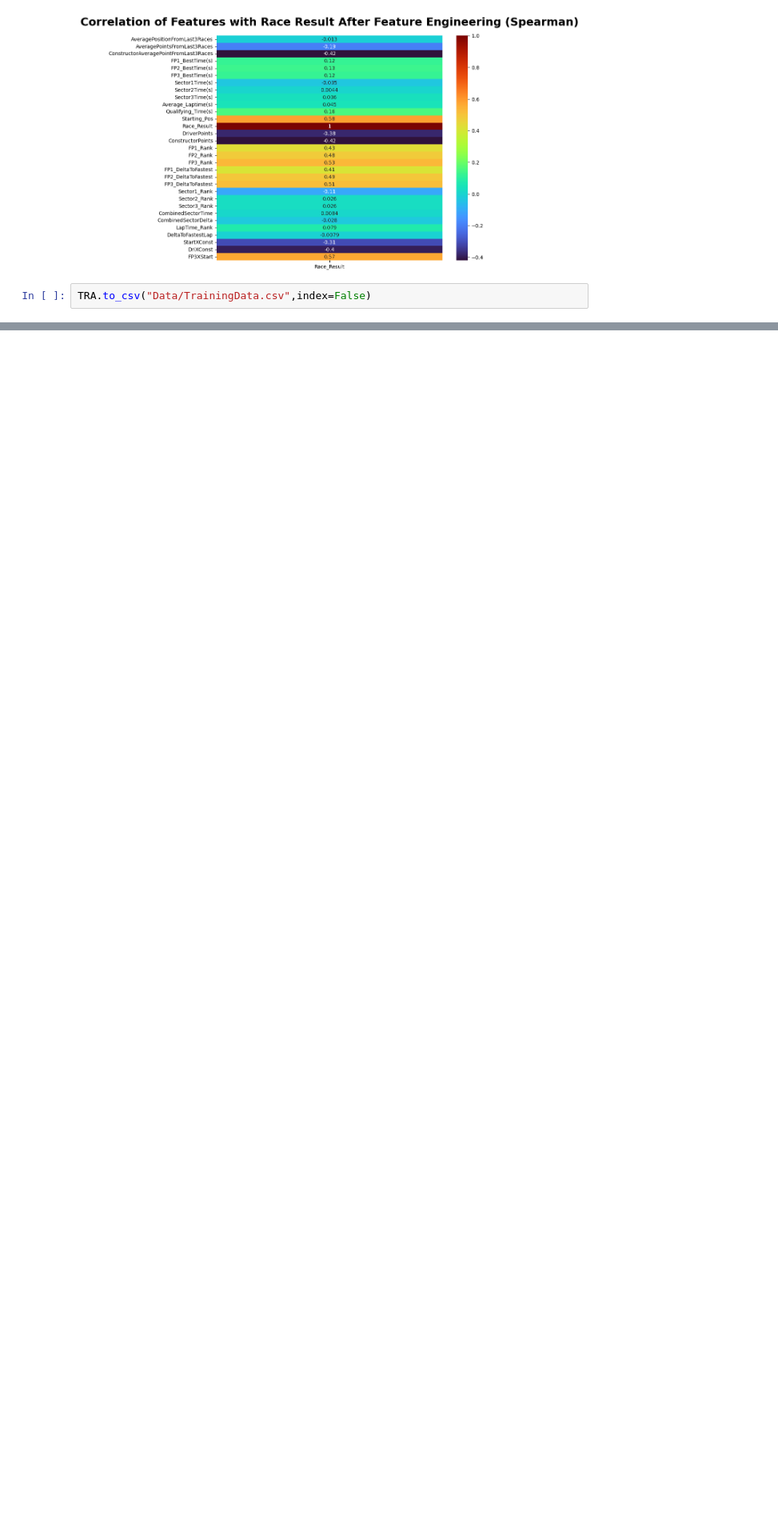
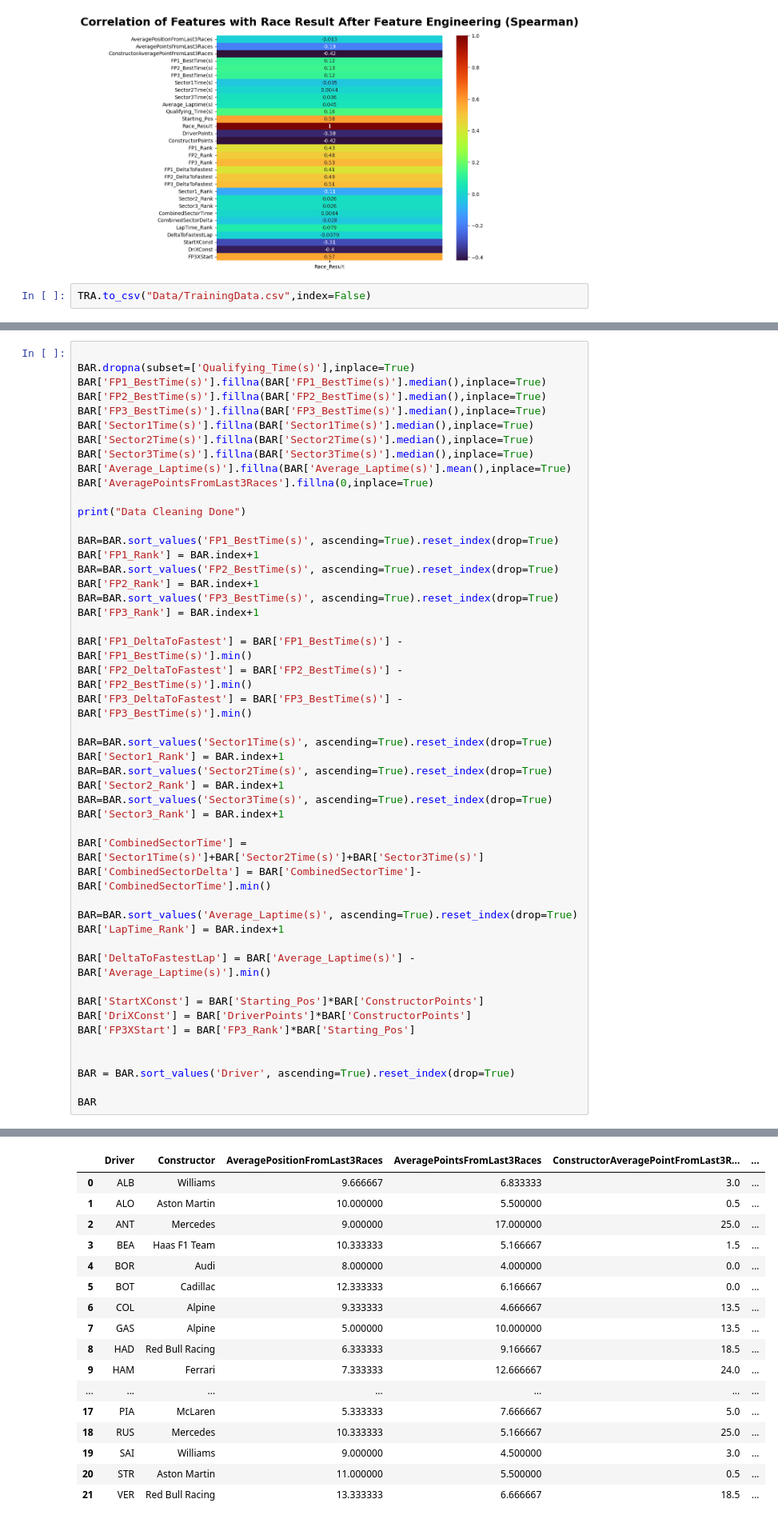
Before and after one commit to SatyamKumar457/F1-2026-Prediction, a Jupyter notebook: Race/07.BarcelonaGP/EDA.ipynb, the cells around one changed output, grey strips where cells are left out. Shown at 80% size. Saved outputs shown, nothing was run; the diff lists cells and outputs as text; blank space fills up the shorter version.

```diff
--- a/Race/07.BarcelonaGP/EDA.ipynb
+++ b/Race/07.BarcelonaGP/EDA.ipynb
@@ -770,0 +793,49 @@ TRA.to_csv("Data/TrainingData.csv",index=False)
+# %%
+
+BAR.dropna(subset=['Qualifying_Time(s)'],inplace=True)
+BAR['FP1_BestTime(s)'].fillna(BAR['FP1_BestTime(s)'].median(),inplace=True)
+BAR['FP2_BestTime(s)'].fillna(BAR['FP2_BestTime(s)'].median(),inplace=True)
+BAR['FP3_BestTime(s)'].fillna(BAR['FP3_BestTime(s)'].median(),inplace=True)
+BAR['Sector1Time(s)'].fillna(BAR['Sector1Time(s)'].median(),inplace=True)
+BAR['Sector2Time(s)'].fillna(BAR['Sector2Time(s)'].median(),inplace=True)
+BAR['Sector3Time(s)'].fillna(BAR['Sector3Time(s)'].median(),inplace=True)
+BAR['Average_Laptime(s)'].fillna(BAR['Average_Laptime(s)'].mean(),inplace=True)
+BAR['AveragePointsFromLast3Races'].fillna(0,inplace=True)
+
+print("Data Cleaning Done")
+
+BAR=BAR.sort_values('FP1_BestTime(s)', ascending=True).reset_index(drop=True)
+BAR['FP1_Rank'] = BAR.index+1
+BAR=BAR.sort_values('FP2_BestTime(s)', ascending=True).reset_index(drop=True)
+BAR['FP2_Rank'] = BAR.index+1
+BAR=BAR.sort_values('FP3_BestTime(s)', ascending=True).reset_index(drop=True)
+BAR['FP3_Rank'] = BAR.index+1
+
+BAR['FP1_DeltaToFastest'] = BAR['FP1_BestTime(s)'] - BAR['FP1_BestTime(s)'].min()
+BAR['FP2_DeltaToFastest'] = BAR['FP2_BestTime(s)'] - BAR['FP2_BestTime(s)'].min()
+BAR['FP3_DeltaToFastest'] = BAR['FP3_BestTime(s)'] - BAR['FP3_BestTime(s)'].min()
+
+BAR=BAR.sort_values('Sector1Time(s)', ascending=True).reset_index(drop=True)
+BAR['Sector1_Rank'] = BAR.index+1
+BAR=BAR.sort_values('Sector2Time(s)', ascending=True).reset_index(drop=True)
+BAR['Sector2_Rank'] = BAR.index+1
+BAR=BAR.sort_values('Sector3Time(s)', ascending=True).reset_index(drop=True)
+BAR['Sector3_Rank'] = BAR.index+1
+
+BAR['CombinedSectorTime'] = BAR['Sector1Time(s)']+BAR['Sector2Time(s)']+BAR['Sector3Time(s)']
+BAR['CombinedSectorDelta'] = BAR['CombinedSectorTime']-BAR['CombinedSectorTime'].min()
+
+BAR=BAR.sort_values('Average_Laptime(s)', ascending=True).reset_index(drop=True)
+BAR['LapTime_Rank'] = BAR.index+1
+
+BAR['DeltaToFastestLap'] = BAR['Average_Laptime(s)'] - BAR['Average_Laptime(s)'].min()
+
+BAR['StartXConst'] = BAR['Starting_Pos']*BAR['ConstructorPoints']
+BAR['DriXConst'] = BAR['DriverPoints']*BAR['ConstructorPoints']
+BAR['FP3XStart'] = BAR['FP3_Rank']*BAR['Starting_Pos']
+
+
+BAR = BAR.sort_values('Driver', ascending=True).reset_index(drop=True)
+
+BAR
+# %% [output]
@@ -770,0 +860,17 @@ TRA.to_csv("Data/TrainingData.csv",index=False)
+|  | Driver | Constructor | AveragePositionFromLast3Races | AveragePointsFromLast3Races | ConstructorAveragePointFromLast3R... | ... |
+| 0 | ALB | Williams | 9.666667 | 6.833333 | 3.0 | ... |
+| 1 | ALO | Aston Martin | 10.000000 | 5.500000 | 0.5 | ... |
+| 2 | ANT | Mercedes | 9.000000 | 17.000000 | 25.0 | ... |
+| 3 | BEA | Haas F1 Team | 10.333333 | 5.166667 | 1.5 | ... |
+| 4 | BOR | Audi | 8.000000 | 4.000000 | 0.0 | ... |
+| 5 | BOT | Cadillac | 12.333333 | 6.166667 | 0.0 | ... |
+| 6 | COL | Alpine | 9.333333 | 4.666667 | 13.5 | ... |
+| 7 | GAS | Alpine | 5.000000 | 10.000000 | 13.5 | ... |
+| 8 | HAD | Red Bull Racing | 6.333333 | 9.166667 | 18.5 | ... |
+| 9 | HAM | Ferrari | 7.333333 | 12.666667 | 24.0 | ... |
+| ... | ... | ... | ... | ... | ... | ... |
+| 17 | PIA | McLaren | 5.333333 | 7.666667 | 5.0 | ... |
+| 18 | RUS | Mercedes | 10.333333 | 5.166667 | 25.0 | ... |
+| 19 | SAI | Williams | 9.000000 | 4.500000 | 3.0 | ... |
+| 20 | STR | Aston Martin | 11.000000 | 5.500000 | 0.5 | ... |
+| 21 | VER | Red Bull Racing | 13.333333 | 6.666667 | 18.5 | ... |
```
Also changed, not shown: parts of 5 cells of this notebook, 1 other file.
